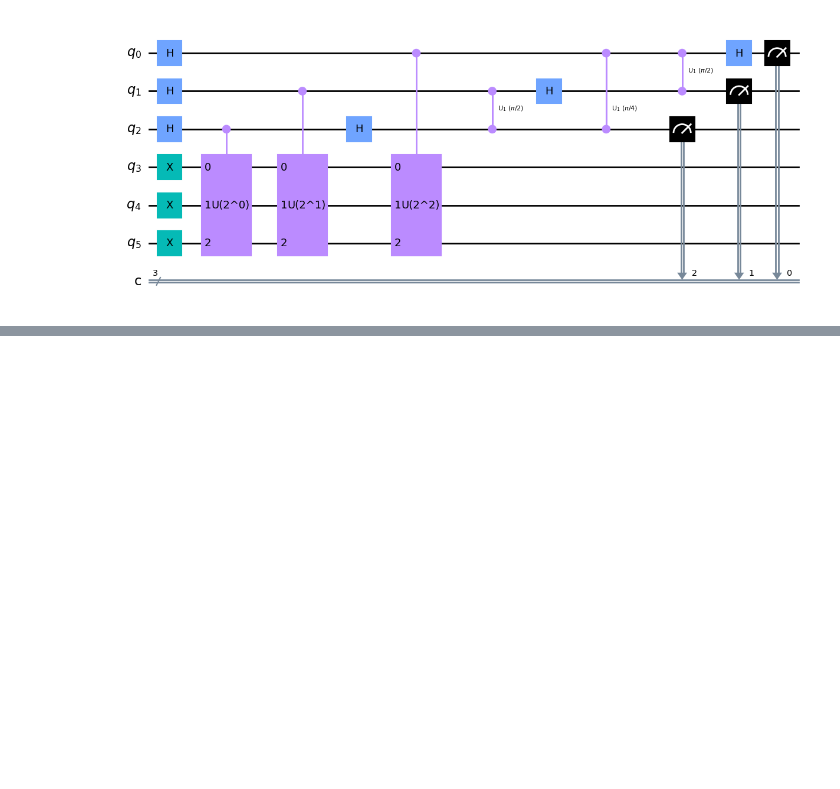
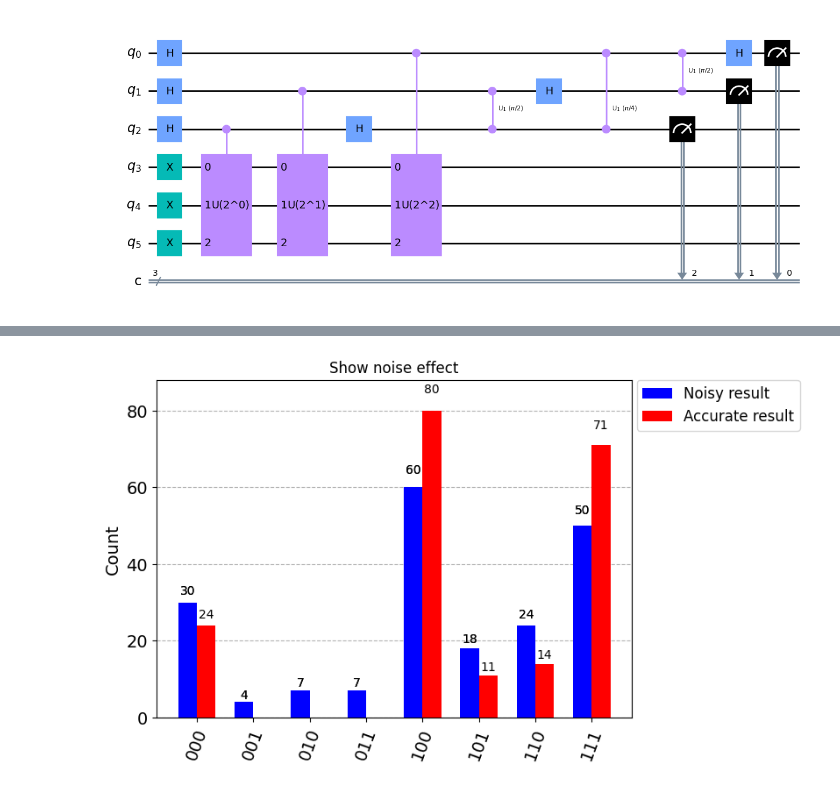
Before and after one commit to QuBruin/DynamicCircuit, a Jupyter notebook: test.ipynb, the cells around one changed output, grey strips where cells are left out. Cells and saved outputs as stored; diff of their text form; code cells hidden in the pictures; blank space fills up the shorter version.

```diff
--- a/test.ipynb
+++ b/test.ipynb
@@ -32,0 +33,4 @@ qphe.show_noise_effect(100)
+# %%
+qphe.show_noise_effect(200)
+# %% [output]
+[figure, added]
```
Also changed, not shown: parts of 3 cells of this notebook, 4 other files.
